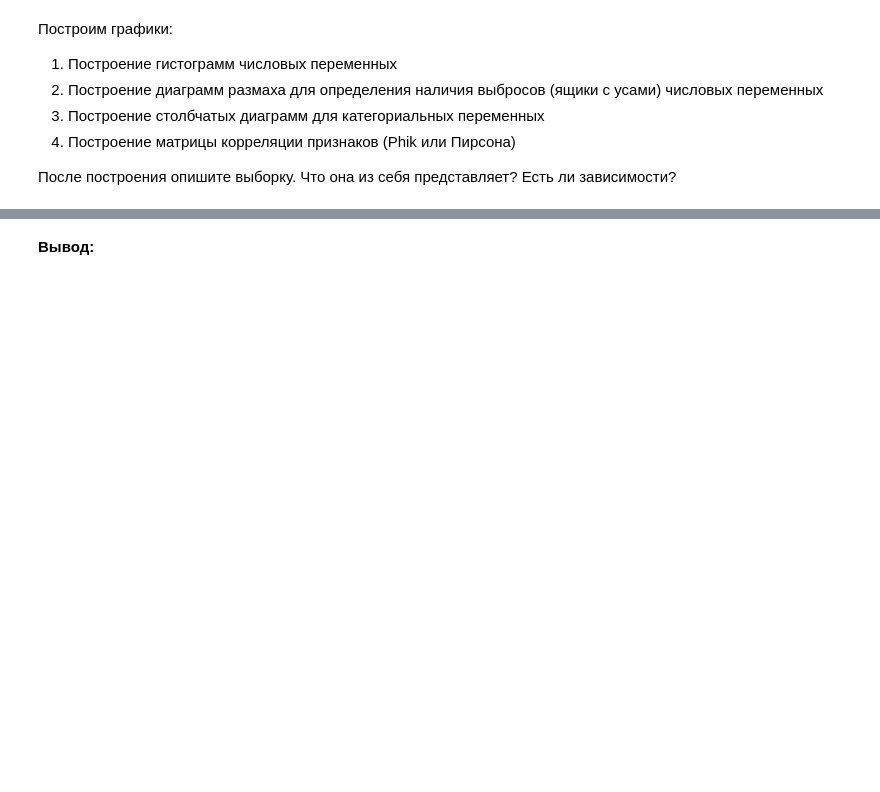
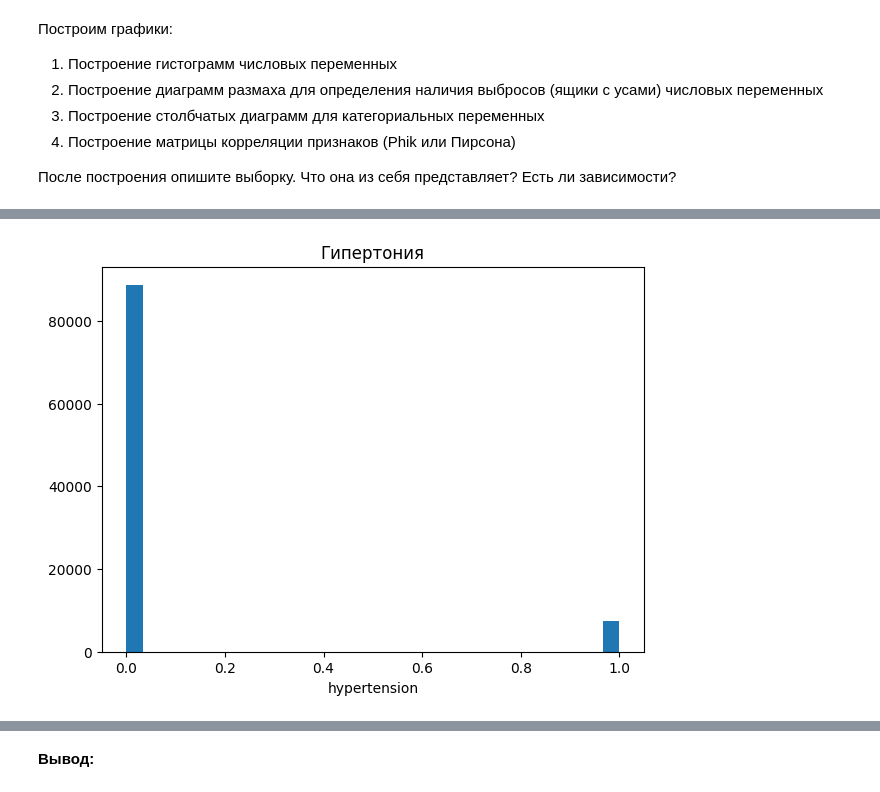
Before and after one commit to korsh624/DS, a Jupyter notebook: 1.7/HW_1_5_PRO_for_stud.ipynb, the cells around one changed output, grey strips where cells are left out. Saved outputs shown, nothing was run; the diff lists cells and outputs as text; code cells hidden in the pictures; blank space fills up the shorter version.

```diff
--- a/1.7/HW_1_5_PRO_for_stud.ipynb
+++ b/1.7/HW_1_5_PRO_for_stud.ipynb
@@ -165,0 +172,8 @@ memory usage: 7.3+ MB
+# %%
+plt.figure(figsize=(7,5))
+plt.title('Гипертония')
+plt.hist(df.hypertension, bins=30)
+plt.xlabel('hypertension')
+plt.show()
+# %% [output]
+[figure, added]
```
Also changed, not shown: parts of 5 cells of this notebook.
